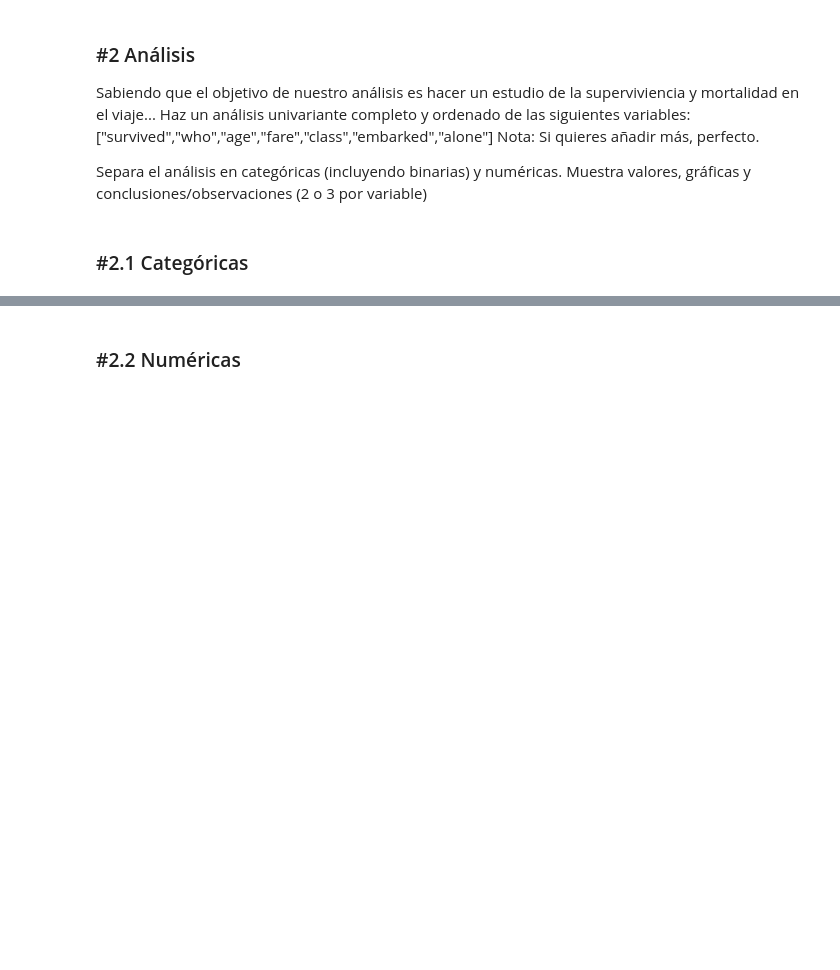
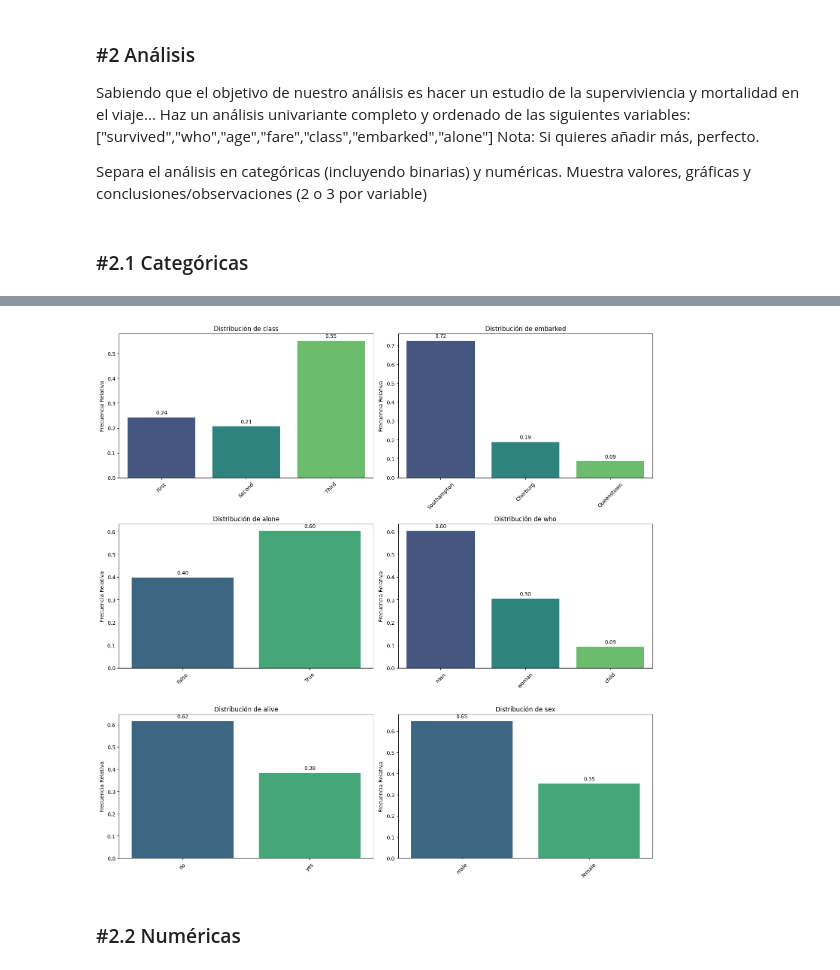
Before and after one commit to Noumah-Imbert/ONLINE_DS_THEBRIDGE_Noumah, a Jupyter notebook: Trabajos/Sprint 7/Practica 1/18_Practica_Obligatoria_Univariante.ipynb, the cells around one changed output, grey strips where cells are left out. Cells and saved outputs as stored; diff of their text form; code cells hidden in the pictures; blank space fills up the shorter version.

```diff
--- a/Trabajos/Sprint 7/Practica 1/18_Practica_Obligatoria_Univariante.ipynb
+++ b/Trabajos/Sprint 7/Practica 1/18_Practica_Obligatoria_Univariante.ipynb
@@ -333,3 +333,7 @@ pinta_distribucion_categoricas(df_titanic,["class","embarked","alone","who"], re
+# %%
+pinta_distribucion_categoricas(df_titanic, ["class","embarked","alone","who","alive","sex"],relativa= True, mostrar_valores= True)
+# %% [output]
+[figure, added]
 # %% [markdown]
 ### #2.2 Numéricas
 # %%
```
Also changed, not shown: parts of 2 cells of this notebook.
